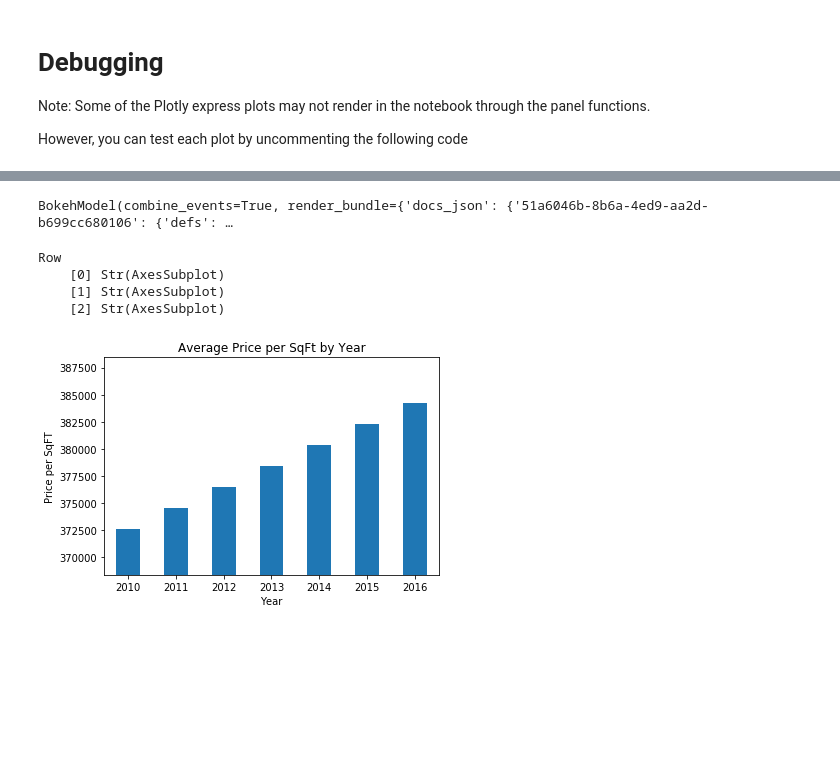
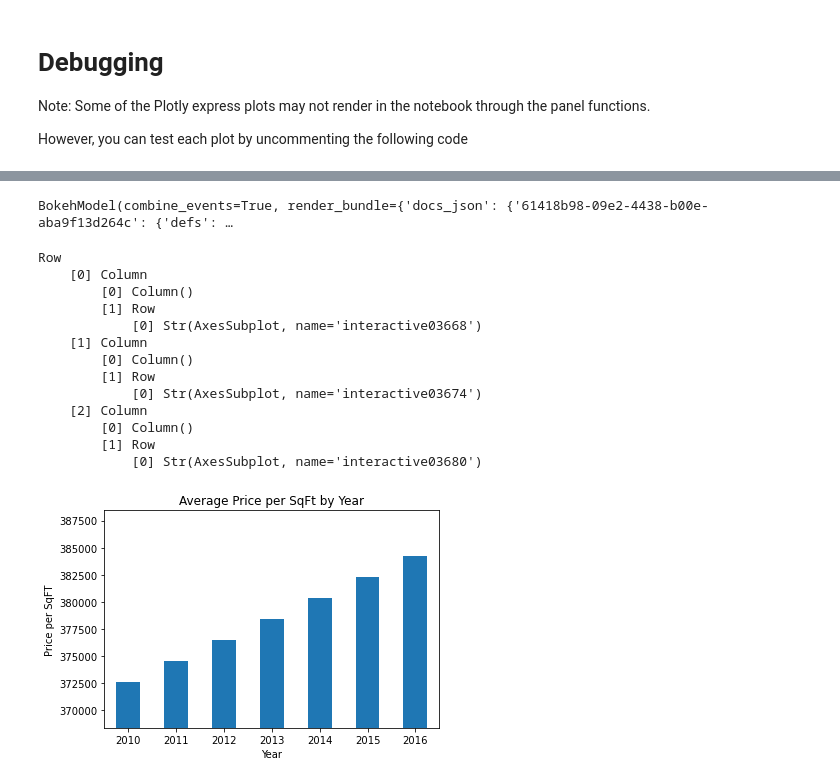
Before and after one commit to spearl7076/Unit6-Homework, a Jupyter notebook: Homework/Instructions/Starter_Code/dashboard.ipynb, the cells around one changed output, grey strips where cells are left out. Drawn from its saved outputs; the diff is of its cells as text; code cells hidden in the pictures; blank space fills up the shorter version.

```diff
--- a/Homework/Instructions/Starter_Code/dashboard.ipynb
+++ b/Homework/Instructions/Starter_Code/dashboard.ipynb
@@ -306,12 +324,21 @@ parallel_coordinates()
 # %%
 # sunburst()
 # %%
-row = pn.Row(housing_units_per_year(), average_gross_rent(), average_sales_price())
+row = pn.Row(housing_units_per_year, average_gross_rent, average_sales_price)
 row
 # %% [output]
-BokehModel(combine_events=True, render_bundle={'docs_json': {'51a6046b-8b6a-4ed9-aa2d-b699cc680106': {'defs': …
+BokehModel(combine_events=True, render_bundle={'docs_json': {'61418b98-09e2-4438-b00e-aba9f13d264c': {'defs': …
 Row
-    [0] Str(AxesSubplot)
-    [1] Str(AxesSubplot)
-    [2] Str(AxesSubplot)
+    [0] Column
+        [0] Column()
+        [1] Row
+            [0] Str(AxesSubplot, name='interactive03668')
+    [1] Column
+        [0] Column()
+        [1] Row
+            [0] Str(AxesSubplot, name='interactive03674')
+    [2] Column
+        [0] Column()
+        [1] Row
+            [0] Str(AxesSubplot, name='interactive03680')
-[figure, old version]
+[figure, new version]
```
Also changed, not shown: parts of 9 cells of this notebook.
